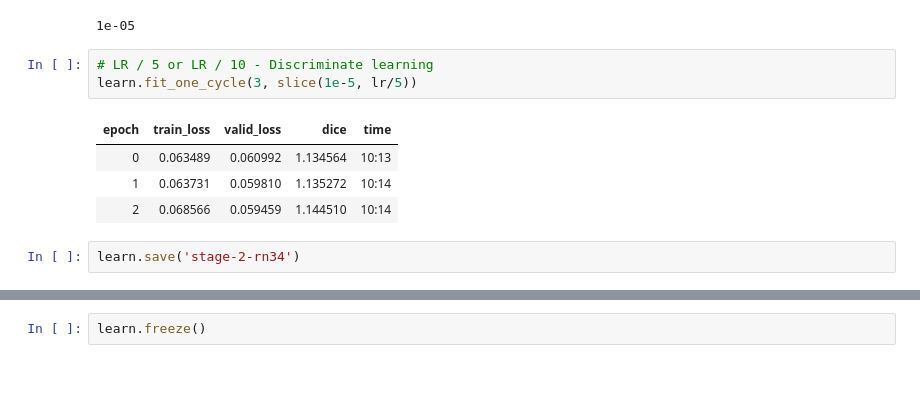
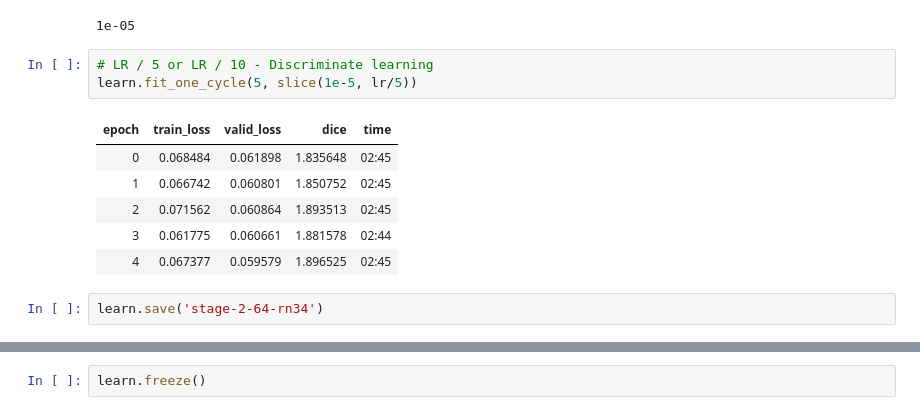
Before and after one commit to alistairwgillespie/ds_scribbles, a Jupyter notebook: kaggle_severstal.ipynb, the cells around one changed output, grey strips where cells are left out. Saved outputs shown, nothing was run; the diff lists cells and outputs as text; blank space fills up the shorter version.

```diff
--- a/kaggle_severstal.ipynb
+++ b/kaggle_severstal.ipynb
@@ -282,14 +264,16 @@ print(lr)
 1e-05
 # %%
 # LR / 5 or LR / 10 - Discriminate learning
-learn.fit_one_cycle(3, slice(1e-5, lr/5))
+learn.fit_one_cycle(5, slice(1e-5, lr/5))
 # %% [output]
 | epoch | train_loss | valid_loss | dice | time |
-| 0 | 0.063489 | 0.060992 | 1.134564 | 10:13 |
-| 1 | 0.063731 | 0.059810 | 1.135272 | 10:14 |
-| 2 | 0.068566 | 0.059459 | 1.144510 | 10:14 |
+| 0 | 0.068484 | 0.061898 | 1.835648 | 02:45 |
+| 1 | 0.066742 | 0.060801 | 1.850752 | 02:45 |
+| 2 | 0.071562 | 0.060864 | 1.893513 | 02:45 |
+| 3 | 0.061775 | 0.060661 | 1.881578 | 02:44 |
+| 4 | 0.067377 | 0.059579 | 1.896525 | 02:45 |
 # %%
-learn.save('stage-2-rn34')
+learn.save('stage-2-64-rn34')
 # %%
 learn.load('stage-2-rn34')
 # %% [output]
```
Also changed, not shown: parts of 34 cells of this notebook, 1 other file.
